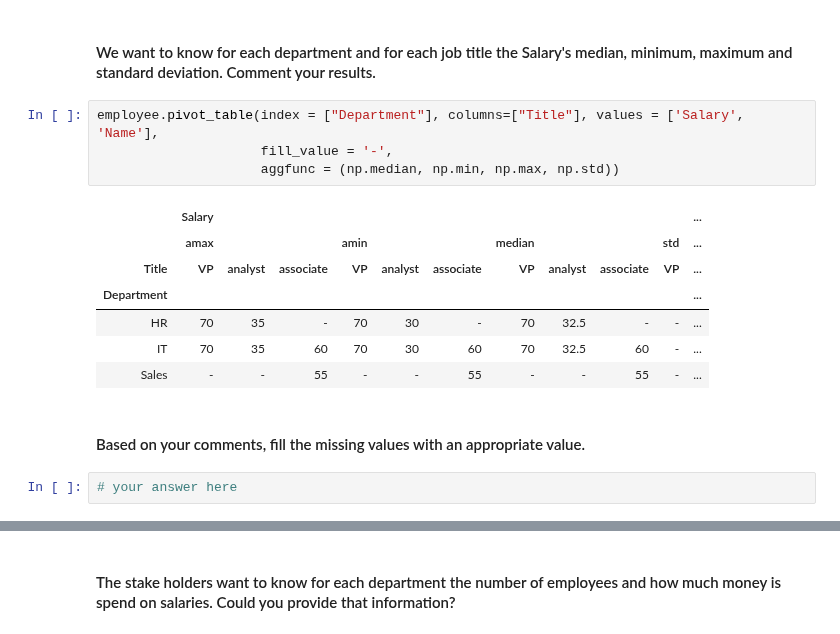
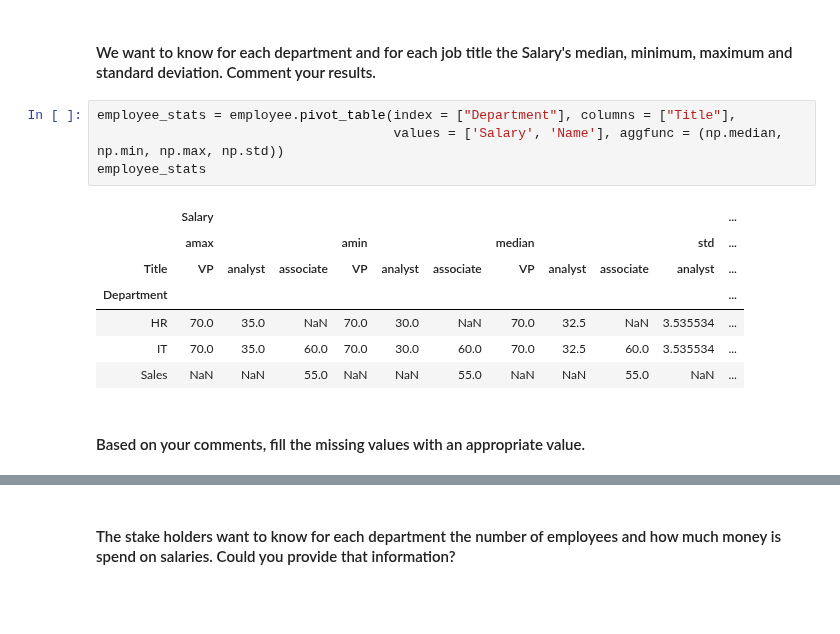
Before and after one commit to ta-data-lis/lab-pivot-table-and-correlation, a Jupyter notebook: your_code/main.ipynb, the cells around one changed output, grey strips where cells are left out. Saved outputs shown, nothing was run; the diff lists cells and outputs as text; blank space fills up the shorter version.

```diff
--- a/your_code/main.ipynb
+++ b/your_code/main.ipynb
@@ -82,18 +93,16 @@ employee.pivot_table(index=["Department", "Title"], values='Salary', columns = '
 # %% [markdown]
 #### We want to know for each department and for each job title the Salary's median, minimum, maximum and standard deviation. Comment your results.
 # %%
-employee.pivot_table(index = ["Department"], columns=["Title"], values = ['Salary', 'Name'],
-                     fill_value = '-',
-                     aggfunc = (np.median, np.min, np.max, np.std))
+employee_stats = employee.pivot_table(index = ["Department"], columns = ["Title"],
+                                      values = ['Salary', 'Name'], aggfunc = (np.median, np.min, np.max, np.std))
+employee_stats
 # %% [output]
 |  | Salary |  |  |  |  |  |  |  |  |  | ... |
 |  | amax |  |  | amin |  |  | median |  |  | std | ... |
-| Title | VP | analyst | associate | VP | analyst | associate | VP | analyst | associate | VP | ... |
+| Title | VP | analyst | associate | VP | analyst | associate | VP | analyst | associate | analyst | ... |
 | Department |  |  |  |  |  |  |  |  |  |  | ... |
-| HR | 70 | 35 | - | 70 | 30 | - | 70 | 32.5 | - | - | ... |
-| IT | 70 | 35 | 60 | 70 | 30 | 60 | 70 | 32.5 | 60 | - | ... |
-| Sales | - | - | 55 | - | - | 55 | - | - | 55 | - | ... |
+| HR | 70.0 | 35.0 | NaN | 70.0 | 30.0 | NaN | 70.0 | 32.5 | NaN | 3.535534 | ... |
+| IT | 70.0 | 35.0 | 60.0 | 70.0 | 30.0 | 60.0 | 70.0 | 32.5 | 60.0 | 3.535534 | ... |
+| Sales | NaN | NaN | 55.0 | NaN | NaN | 55.0 | NaN | NaN | 55.0 | NaN | ... |
 # %% [markdown]
 #### Based on your comments, fill the missing values with an appropriate value.
-# %%
-# your answer here
```
Also changed, not shown: parts of 25 cells of this notebook.
